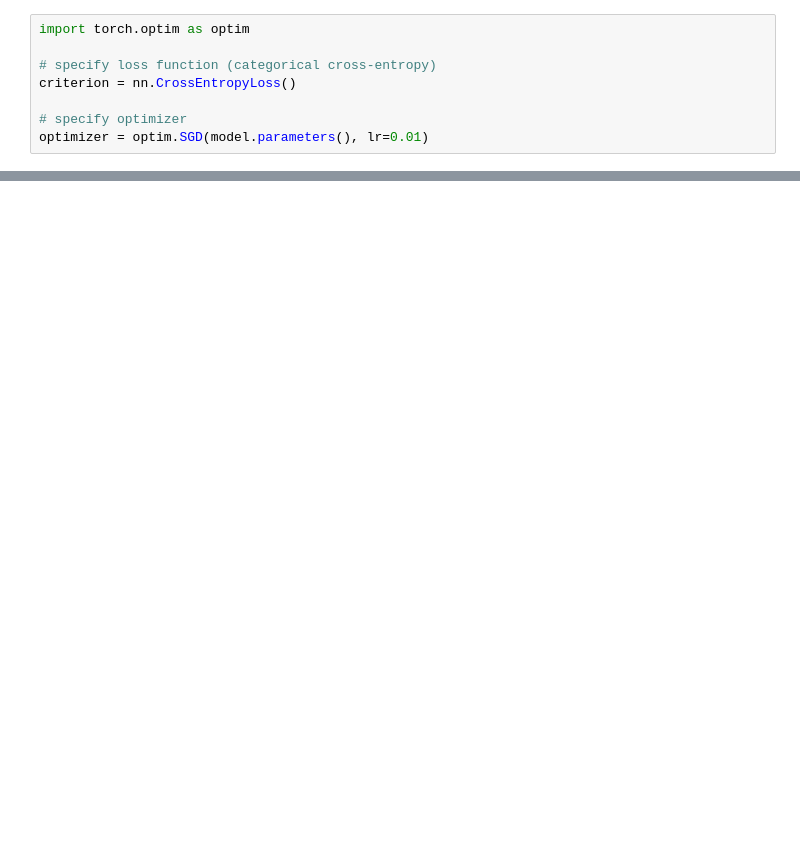
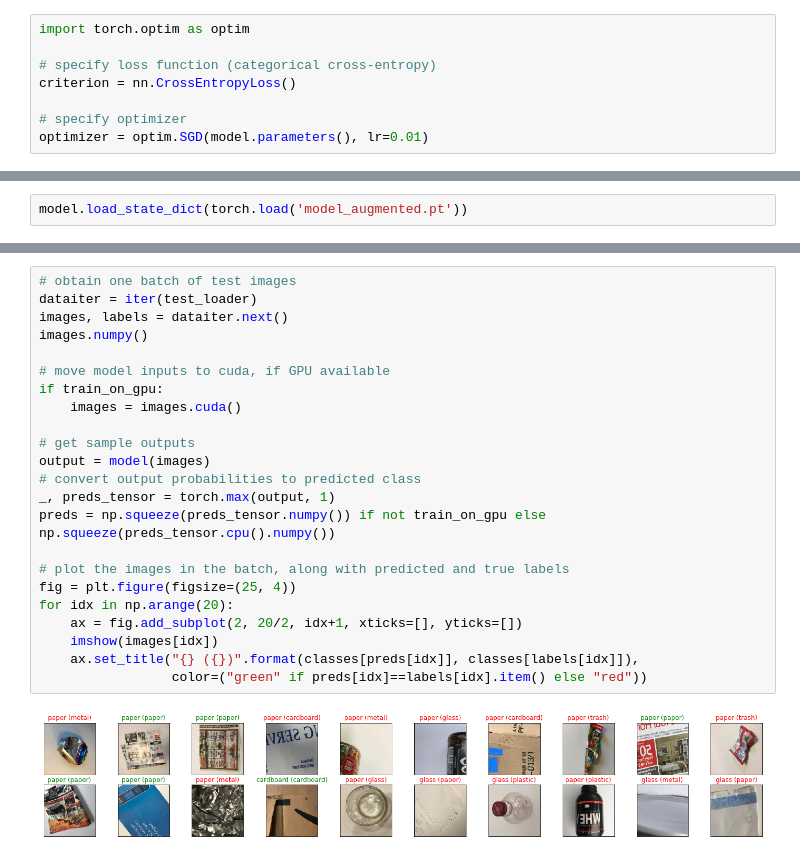
Before and after one commit to iamas97/GarbagePP, a Jupyter notebook: Loading Data .ipynb, the cells around one changed output, grey strips where cells are left out. Drawn from its saved outputs; the diff is of its cells as text; blank space fills up the shorter version.

```diff
--- a/Loading Data .ipynb
+++ b/Loading Data .ipynb
@@ -232,0 +281,2 @@ ValueError: Expected input batch_size (980) to match target batch_size (20).
+# %%
+model.load_state_dict(torch.load('model_augmented.pt'))
@@ -232,0 +338,25 @@ ValueError: Expected input batch_size (980) to match target batch_size (20).
+# %%
+# obtain one batch of test images
+dataiter = iter(test_loader)
+images, labels = dataiter.next()
+images.numpy()
+
+# move model inputs to cuda, if GPU available
+if train_on_gpu:
+    images = images.cuda()
+
+# get sample outputs
+output = model(images)
+# convert output probabilities to predicted class
+_, preds_tensor = torch.max(output, 1)
+preds = np.squeeze(preds_tensor.numpy()) if not train_on_gpu else np.squeeze(preds_tensor.cpu().numpy())
+
+# plot the images in the batch, along with predicted and true labels
+fig = plt.figure(figsize=(25, 4))
+for idx in np.arange(20):
+    ax = fig.add_subplot(2, 20/2, idx+1, xticks=[], yticks=[])
+    imshow(images[idx])
+    ax.set_title("{} ({})".format(classes[preds[idx]], classes[labels[idx]]),
+                 color=("green" if preds[idx]==labels[idx].item() else "red"))
+# %% [output]
+[figure, added]
```
Also changed, not shown: parts of 14 cells of this notebook, 1 other file.
